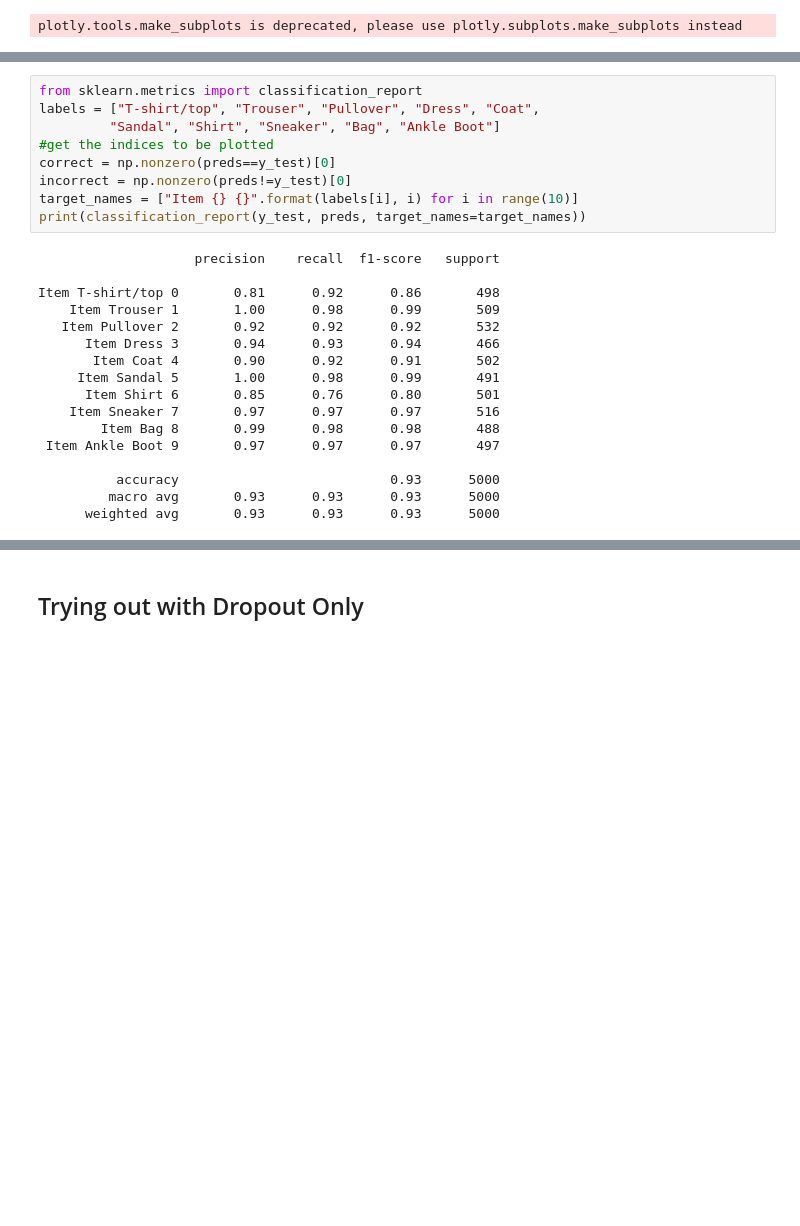
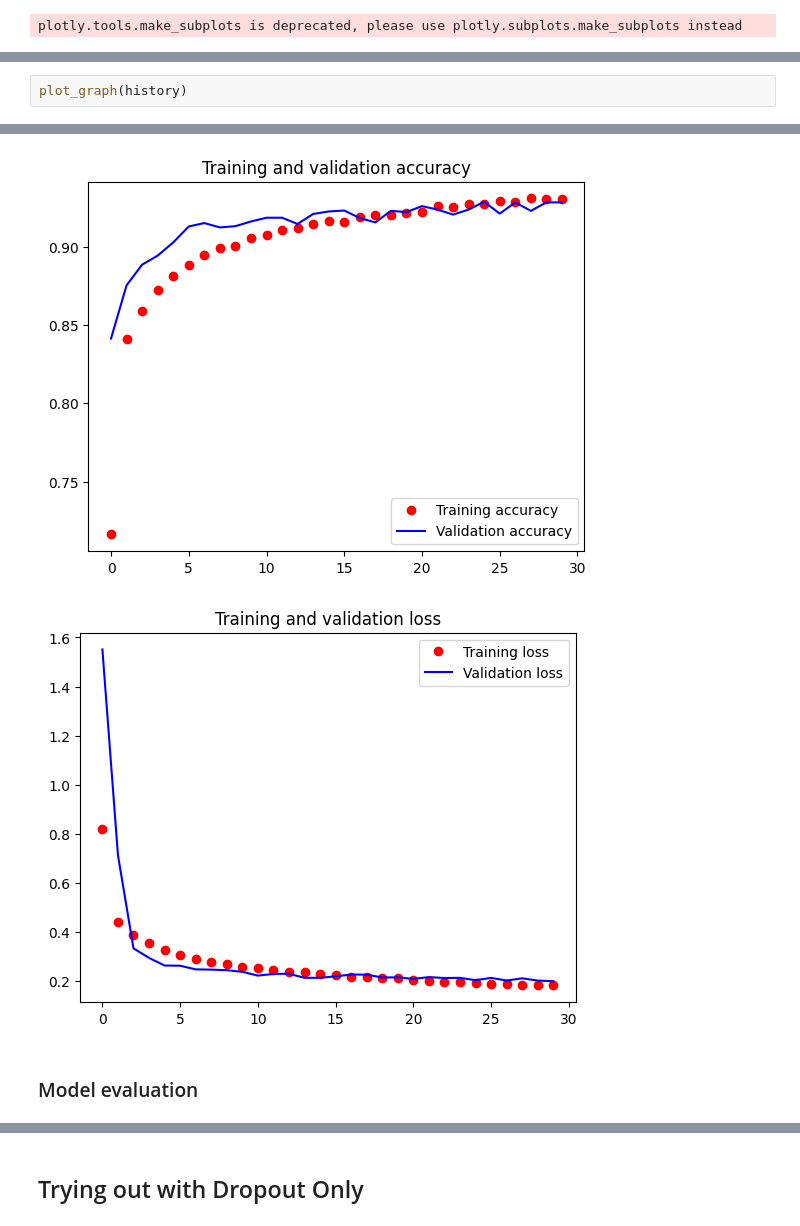
Before and after one commit to Xyl0w/DeepLearning_CA1, a Jupyter notebook: Assignment_1/work.ipynb, the cells around one changed output, grey strips where cells are left out. Cells and saved outputs as stored; diff of their text form; blank space fills up the shorter version.

```diff
--- a/Assignment_1/work.ipynb
+++ b/Assignment_1/work.ipynb
@@ -365,26 +375,3 @@ print(preds)
-# %%
-from sklearn.metrics import classification_report
-labels = ["T-shirt/top", "Trouser", "Pullover", "Dress", "Coat",
-         "Sandal", "Shirt", "Sneaker", "Bag", "Ankle Boot"]
-#get the indices to be plotted
-correct = np.nonzero(preds==y_test)[0]
-incorrect = np.nonzero(preds!=y_test)[0]
-target_names = ["Item {} {}".format(labels[i], i) for i in range(10)]
-print(classification_report(y_test, preds, target_names=target_names))
-# %% [output]
-                    precision    recall  f1-score   support
-
-Item T-shirt/top 0       0.81      0.92      0.86       498
-    Item Trouser 1       1.00      0.98      0.99       509
-   Item Pullover 2       0.92      0.92      0.92       532
-      Item Dress 3       0.94      0.93      0.94       466
-       Item Coat 4       0.90      0.92      0.91       502
-     Item Sandal 5       1.00      0.98      0.99       491
-      Item Shirt 6       0.85      0.76      0.80       501
-    Item Sneaker 7       0.97      0.97      0.97       516
-        Item Bag 8       0.99      0.98      0.98       488
- Item Ankle Boot 9       0.97      0.97      0.97       497
-
-          accuracy                           0.93      5000
-         macro avg       0.93      0.93      0.93      5000
-      weighted avg       0.93      0.93      0.93      5000
+# %%
+plot_graph(history)
+# %% [output]
@@ -390,0 +380,4 @@ Item T-shirt/top 0       0.81      0.92      0.86       498
+[figure, added]
+[figure, added]
+# %% [markdown]
+### Model evaluation
```
Also changed, not shown: parts of 65 cells of this notebook, 5 other files.
